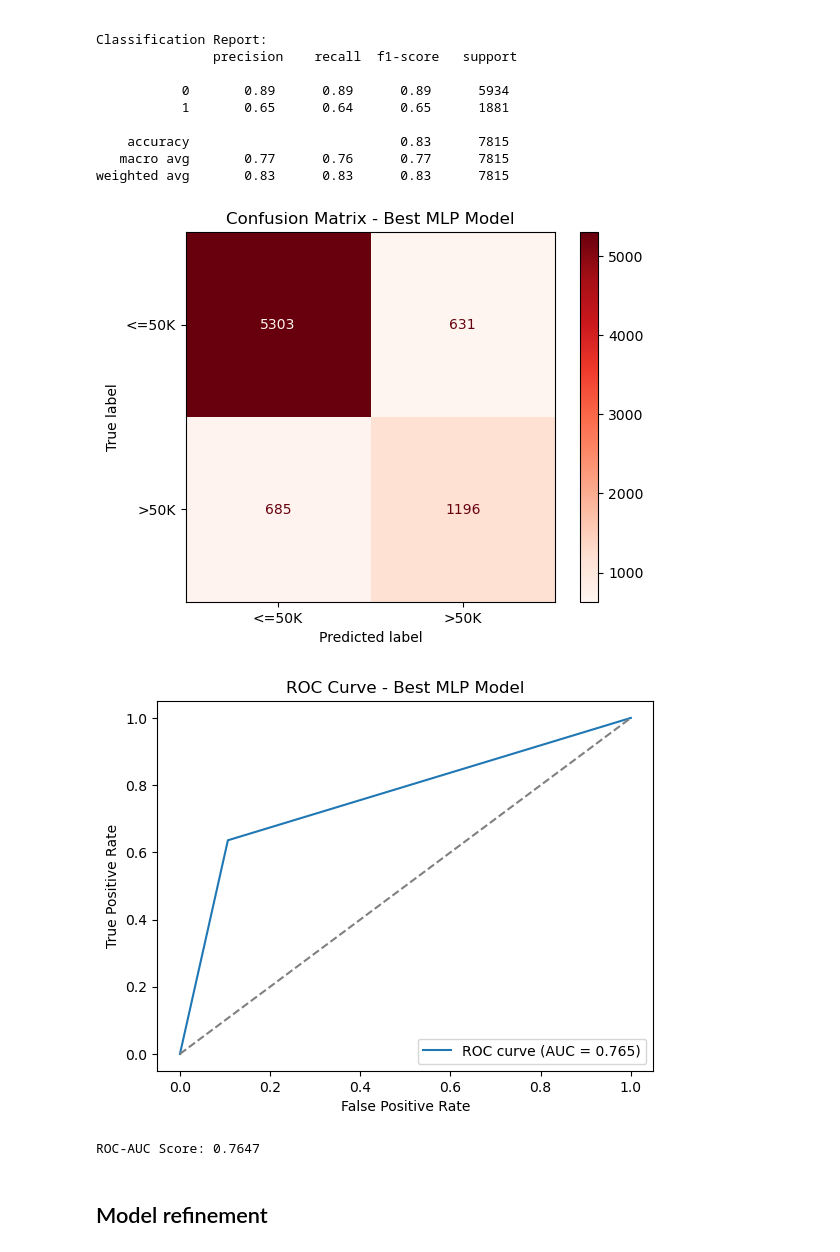
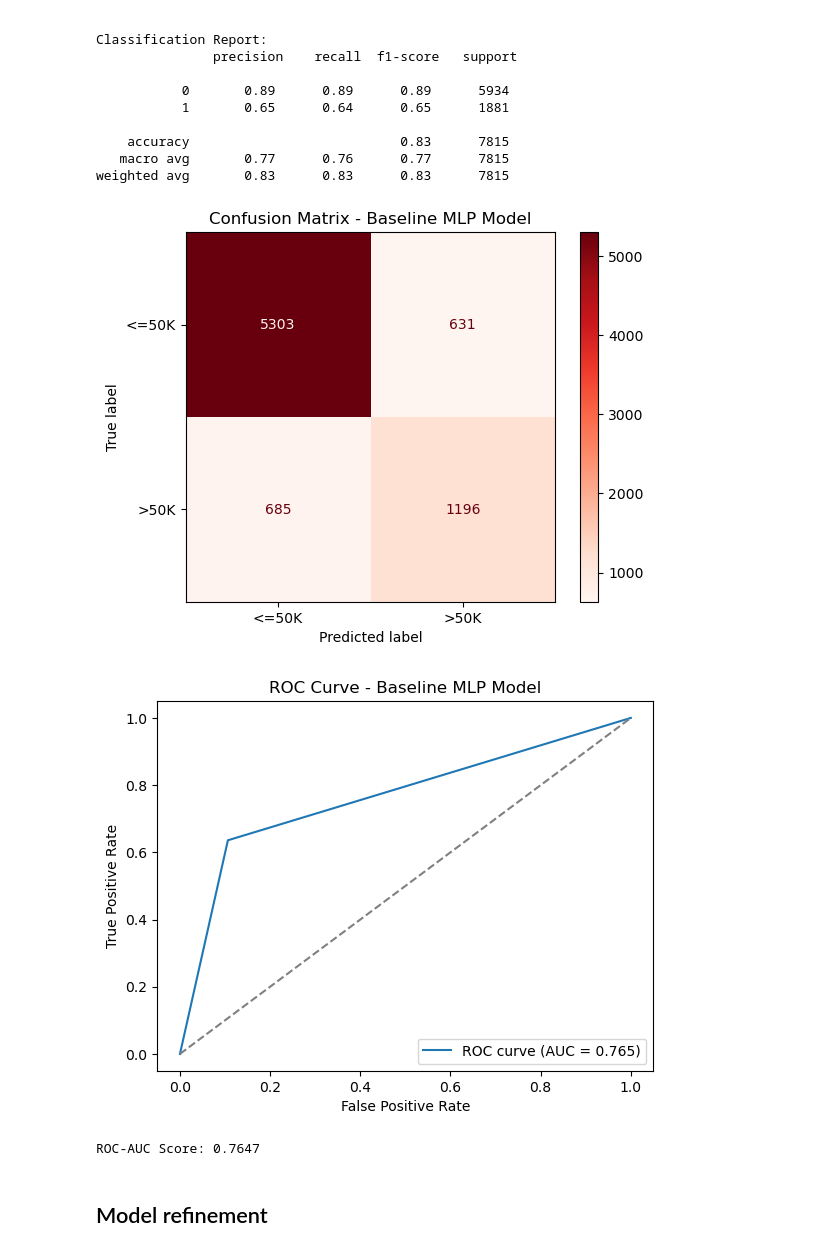
Before and after one commit to rooothellen/dasc41103, a Jupyter notebook: proj2/model/proj2.ipynb, the cells around one changed output. Drawn from its saved outputs; the diff is of its cells as text; code cells hidden in the pictures.

Commit message:
proj2 update

```diff
--- a/proj2/model/proj2.ipynb
+++ b/proj2/model/proj2.ipynb
@@ -26,7 +26,7 @@ from sklearn.neural_network import MLPClassifier
 ## Missing values
 # %%
 # Import adult data,
-data = pd.read_csv("raw_data/project_adult.csv",
+data = pd.read_csv("/Users/ruthwalters/Library/CloudStorage/Dropbox/FALL 2025/Machine learning/Projects/proj2/data/project_adult.csv",
                    index_col=0,
                    na_values="?") # Assign any instances of "?" to NA
 data.head()
@@ -153,12 +153,12 @@ weighted avg       0.83      0.83      0.83      7815
 # %%
 # Generate a confusion matrix
 cm = confusion_matrix(y_test, y_pred_baseline)
 disp = ConfusionMatrixDisplay(confusion_matrix=cm, display_labels=['<=50K', '>50K'])
 disp.plot(cmap='Reds', values_format='d')
-plt.title('Confusion Matrix - Best MLP Model')
+plt.title('Confusion Matrix - Baseline MLP Model')
 plt.show()
 # %% [output]
-[figure, old version]
+[figure, new version]
 # %%
 # Generate an ROC curve
 fpr, tpr, thresholds = roc_curve(y_test, y_pred_baseline)
@@ -169,13 +169,13 @@ plt.plot(fpr, tpr, label=f'ROC curve (AUC = {roc_auc:.3f})')
 plt.plot([0, 1], [0, 1], linestyle='--', color='gray')  # random baseline
 plt.xlabel('False Positive Rate')
 plt.ylabel('True Positive Rate')
-plt.title('ROC Curve - Best MLP Model')
+plt.title('ROC Curve - Baseline MLP Model')
 plt.legend(loc='lower right')
 plt.show()
 
 print(f"ROC-AUC Score: {roc_auc_score(y_test, y_pred_baseline):.4f}")
 # %% [output]
-[figure, old version]
+[figure, new version]
 ROC-AUC Score: 0.7647
 # %% [markdown]
 ## Model refinement
```
Also changed, not shown: parts of 6 cells of this notebook, 2 other files.
